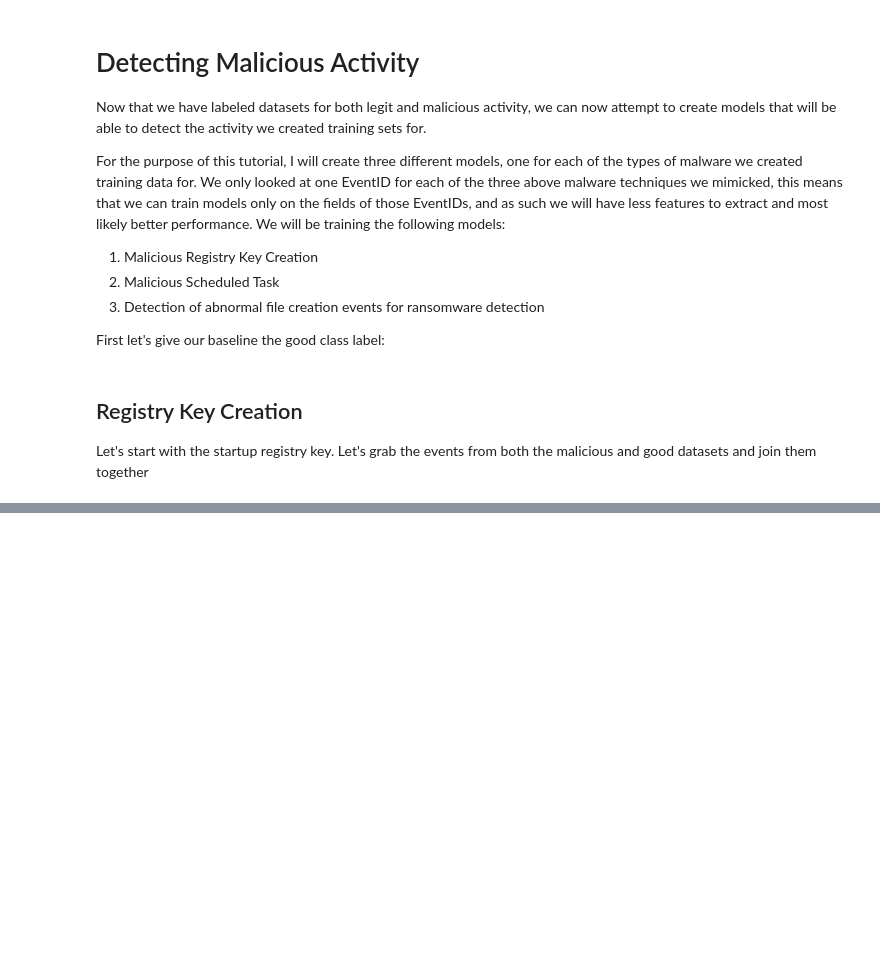
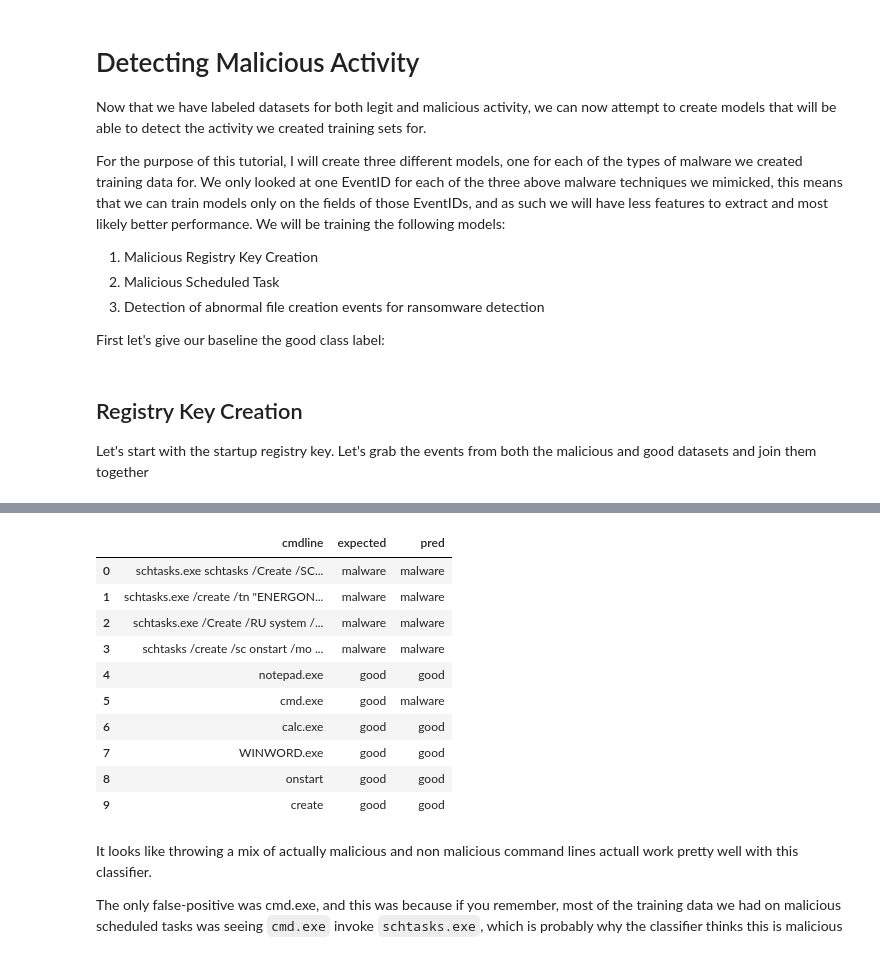
Before and after one commit to ckc5800/detecting_malicious_activity, a Jupyter notebook: ml_csec_applications.ipynb, the cells around one changed output, grey strips where cells are left out. Saved outputs shown, nothing was run; the diff lists cells and outputs as text; code cells hidden in the pictures; blank space fills up the shorter version.

```diff
--- a/ml_csec_applications.ipynb
+++ b/ml_csec_applications.ipynb
@@ -1113,0 +1416,3 @@ registry_training_data[['EventData_TargetObject', 'label']].sample(10)
+# %%
+schtasks_clf = schtasks_grid.best_estimator_
+schtasks_clf.__dict__
@@ -1113,0 +1447,53 @@ registry_training_data[['EventData_TargetObject', 'label']].sample(10)
+# %%
+mal_tasks = [
+    "schtasks.exe schtasks /Create /SC ONLOGON /RL HIGHEST /RU ZfIOtiU /TN IEData140 /TR %WINDIR%\System32\IEData140\IEData140.exe",
+    "schtasks.exe /create /tn \"ENERGON\" /tr \"C:\execute.bat\" /sc ONSTART /ru \"System\"",
+    "schtasks.exe /Create /RU system /SC ONLOGON /TN Microsoft\WindowsOptimizationsService /TR \"wscript %PUBLIC%\Documents\system.vbs\" /F",
+    "schtasks /create /sc onstart /mo 1 /tn nyan /tr %APPDATA%\Host Process for Windows Tasks.exe",
+]
+
+good_tasks = [
+    "notepad.exe",
+    "cmd.exe",
+    "calc.exe",
+    "WINWORD.exe",
+    "onstart",
+    "create",
+]
+
+results = []
+
+for task in mal_tasks:
+    pred = schtasks_clf.predict([task])[0]
+    results.append({
+        "pred": pred,
+        "expected": "malware",
+        "cmdline": task,
+    })
+
+for task in good_tasks:
+    pred = schtasks_clf.predict([task])[0]
+    results.append({
+        "pred": pred,
+        "expected": "good",
+        "cmdline": task,
+    })
+
+results_df = pd.DataFrame(results)
+results_df
+# %% [output]
+|  | cmdline | expected | pred |
+| 0 | schtasks.exe schtasks /Create /SC... | malware | malware |
+| 1 | schtasks.exe /create /tn "ENERGON... | malware | malware |
+| 2 | schtasks.exe /Create /RU system /... | malware | malware |
+| 3 | schtasks /create /sc onstart /mo ... | malware | malware |
+| 4 | notepad.exe | good | good |
+| 5 | cmd.exe | good | malware |
+| 6 | calc.exe | good | good |
+| 7 | WINWORD.exe | good | good |
+| 8 | onstart | good | good |
+| 9 | create | good | good |
+# %% [markdown]
+It looks like throwing a mix of actually malicious and non malicious command lines actuall work pretty well with this classifier.
+
+The only false-positive was cmd.exe, and this was because if you remember, most of the training data we had on malicious scheduled tasks was seeing `cmd.exe` invoke `schtasks.exe`, which is probably why the classifier thinks this is malicious
```
Also changed, not shown: parts of 29 cells of this notebook, 2 other files.
